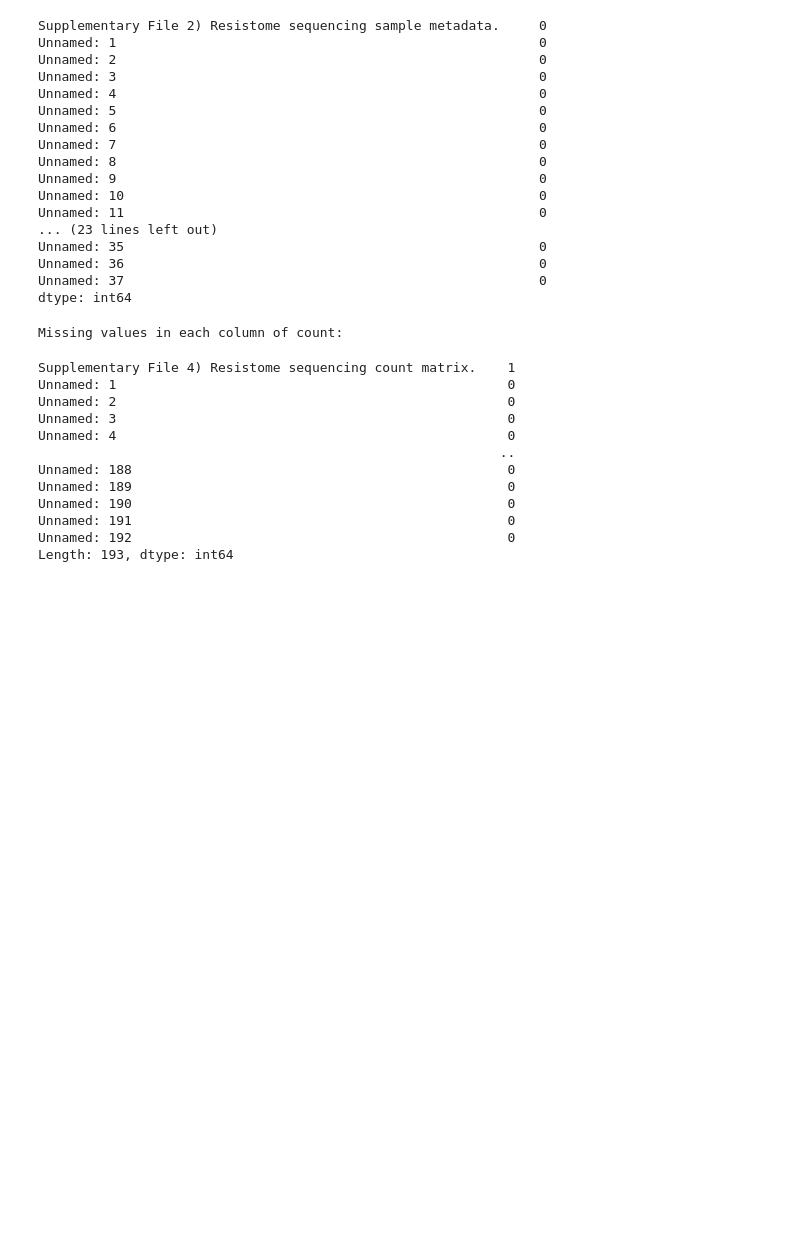
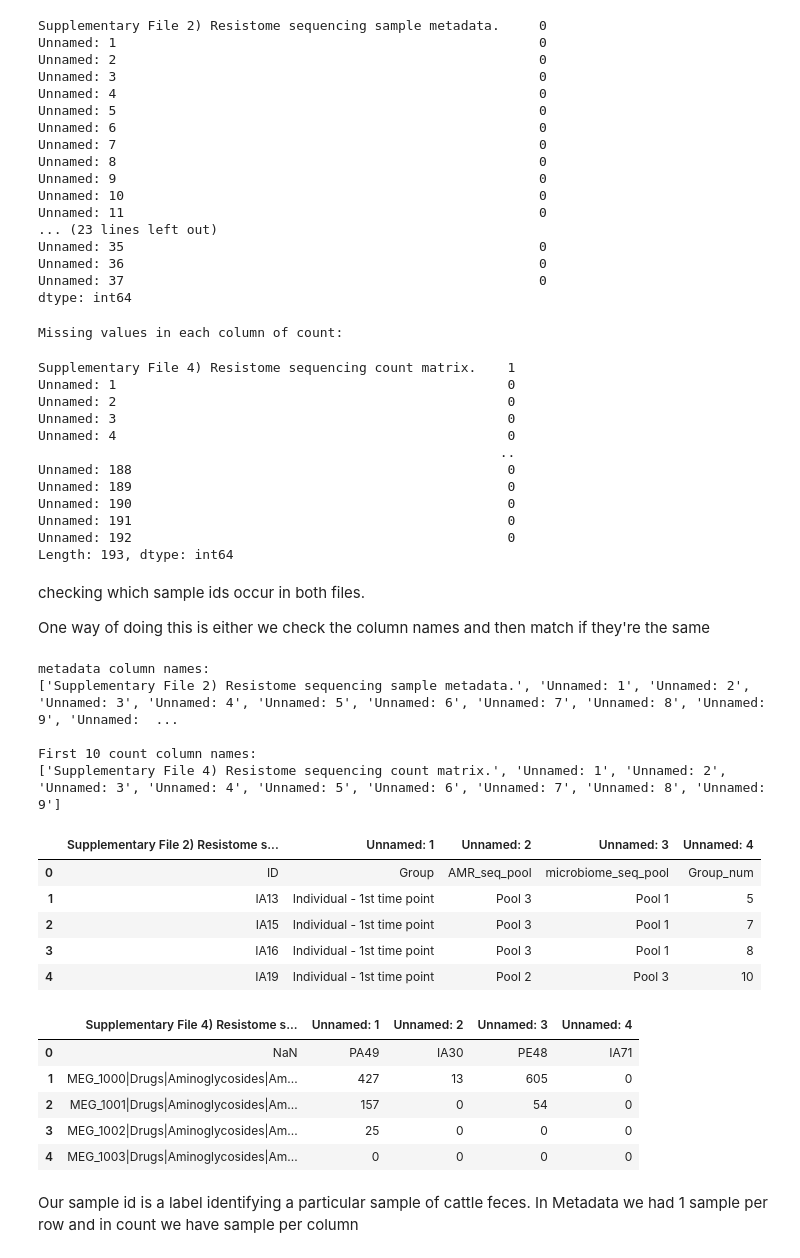
Before and after one commit to robinranaprofessional-commits/Microbiome-Analysis-for-Antimicrobial-Resistances, a Jupyter notebook: Python Notebook.ipynb, the cells around one changed output. Drawn from its saved outputs; the diff is of its cells as text; code cells hidden in the pictures; blank space fills up the shorter version.

Commit message:
comparing sample ids pt1

```diff
--- a/Python Notebook.ipynb
+++ b/Python Notebook.ipynb
@@ -159,3 +159,36 @@ Unnamed: 190                                                0
 Unnamed: 191                                                0
 Unnamed: 192                                                0
 Length: 193, dtype: int64
+# %% [markdown]
+checking which sample ids occur in both files.
+
+One way of doing this is either we check the column names and then match if they're the same
+# %%
+print("metadata column names: ")
+print(metadata.columns.tolist())
+
+print("\nFirst 10 count column names: ")
+print(count.columns.tolist()[:10])
+
+display(metadata.iloc[0:5, 0:5])#shows first 5 rows and first 5 columns of metadata
+display(count.iloc[0:5, 0:5])#shows first 5 rows and first 5 columns of count
+# %% [output]
+metadata column names:
+['Supplementary File 2) Resistome sequencing sample metadata.', 'Unnamed: 1', 'Unnamed: 2', 'Unnamed: 3', 'Unnamed: 4', 'Unnamed: 5', 'Unnamed: 6', 'Unnamed: 7', 'Unnamed: 8', 'Unnamed: 9', 'Unnamed:  ...
+
+First 10 count column names:
+['Supplementary File 4) Resistome sequencing count matrix.', 'Unnamed: 1', 'Unnamed: 2', 'Unnamed: 3', 'Unnamed: 4', 'Unnamed: 5', 'Unnamed: 6', 'Unnamed: 7', 'Unnamed: 8', 'Unnamed: 9']
+|  | Supplementary File 2) Resistome s... | Unnamed: 1 | Unnamed: 2 | Unnamed: 3 | Unnamed: 4 |
+| 0 | ID | Group | AMR_seq_pool | microbiome_seq_pool | Group_num |
+| 1 | IA13 | Individual - 1st time point | Pool 3 | Pool 1 | 5 |
+| 2 | IA15 | Individual - 1st time point | Pool 3 | Pool 1 | 7 |
+| 3 | IA16 | Individual - 1st time point | Pool 3 | Pool 1 | 8 |
+| 4 | IA19 | Individual - 1st time point | Pool 2 | Pool 3 | 10 |
+|  | Supplementary File 4) Resistome s... | Unnamed: 1 | Unnamed: 2 | Unnamed: 3 | Unnamed: 4 |
+| 0 | NaN | PA49 | IA30 | PE48 | IA71 |
+| 1 | MEG_1000|Drugs|Aminoglycosides|Am... | 427 | 13 | 605 | 0 |
+| 2 | MEG_1001|Drugs|Aminoglycosides|Am... | 157 | 0 | 54 | 0 |
+| 3 | MEG_1002|Drugs|Aminoglycosides|Am... | 25 | 0 | 0 | 0 |
+| 4 | MEG_1003|Drugs|Aminoglycosides|Am... | 0 | 0 | 0 | 0 |
+# %% [markdown]
+Our sample id is a label identifying a particular sample of cattle feces. In Metadata we had 1 sample per row and in count we have sample per column
```
